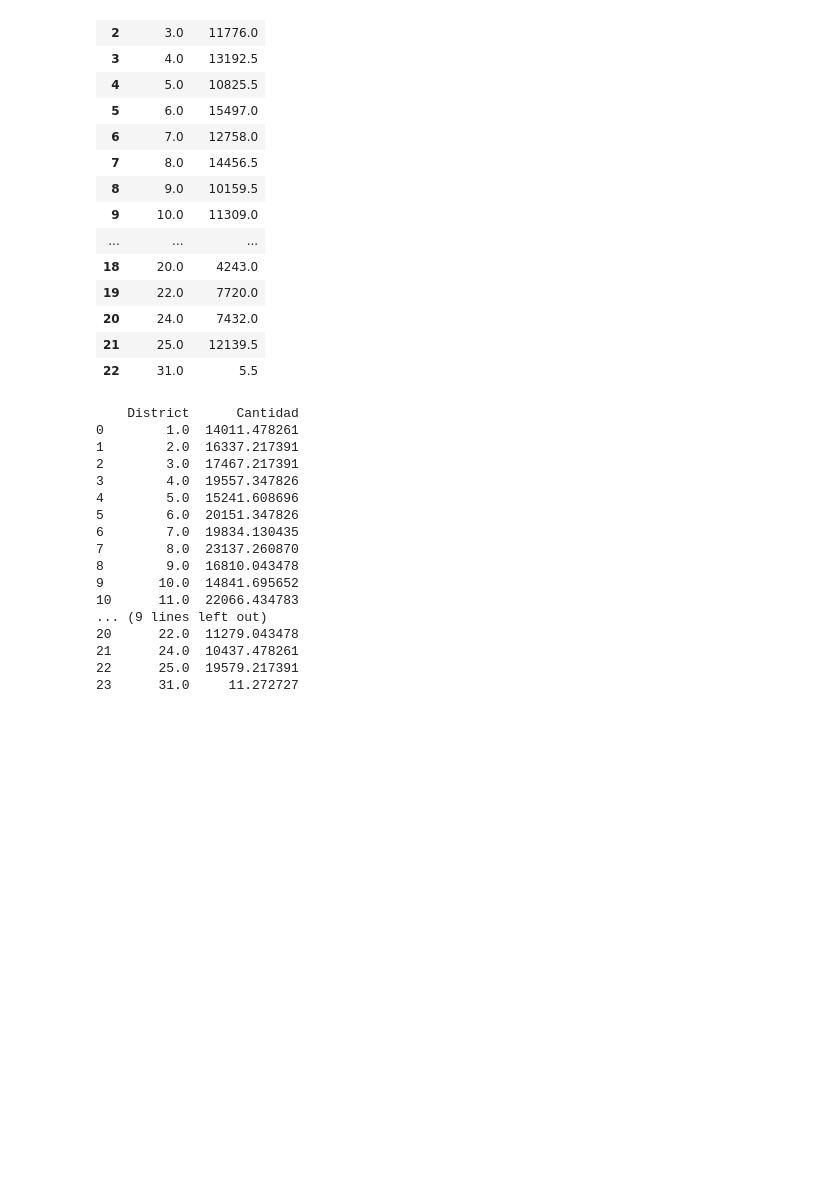
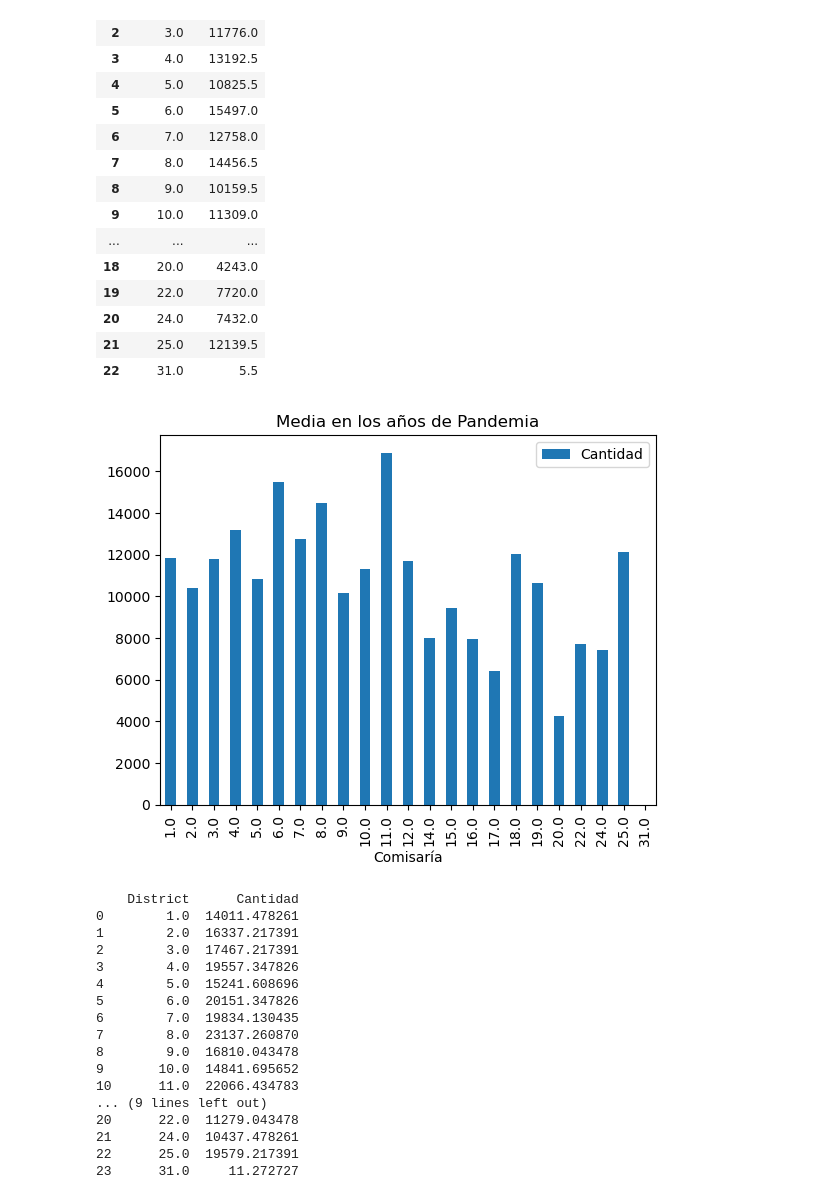
Before and after one commit to JorgeSierra22/Cloud-BigData, a Jupyter notebook: results/results.ipynb, the cells around one changed output. Drawn from its saved outputs; the diff is of its cells as text; code cells hidden in the pictures; blank space fills up the shorter version.

```diff
--- a/results/results.ipynb
+++ b/results/results.ipynb
@@ -367,6 +368,13 @@ df_media
 | 20 | 24.0 | 7432.0 |
 | 21 | 25.0 | 12139.5 |
 | 22 | 31.0 | 5.5 |
+# %%
+df_media.plot(x='District', y='Cantidad',kind="bar")
+plt.xlabel('Comisaría')
+plt.title('Media en los años de Pandemia')
+plt.show()
+# %% [output]
+[figure, added]
 # %%
 #Comparar media de la pandemia con media general
 print(df_media1)
```
Also changed, not shown: parts of 13 cells of this notebook.
